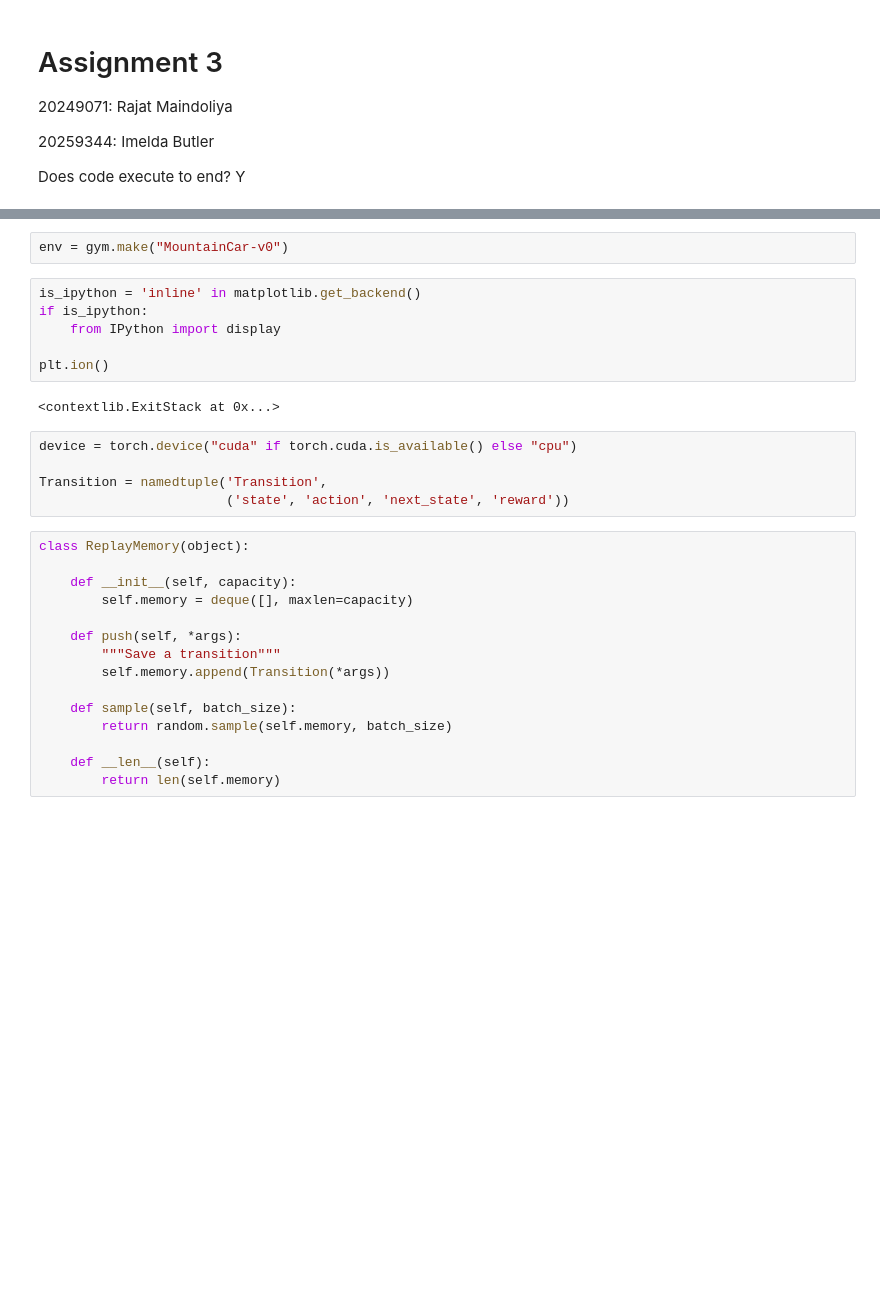
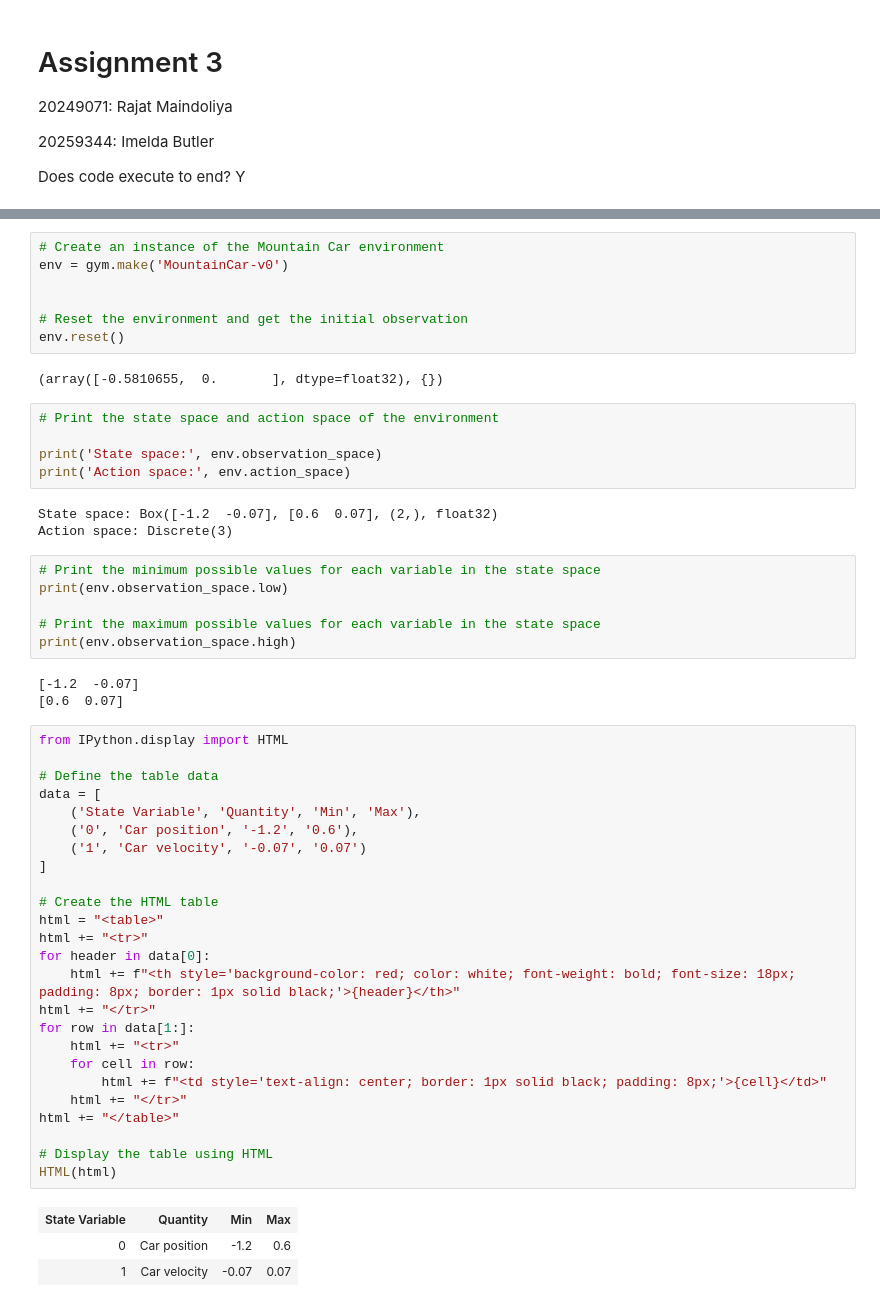
Before and after one commit to mel-butler/cs4287_assignment3, a Jupyter notebook: CS4287-Prj2-20249071_20259344.ipynb, the cells around one changed output, grey strips where cells are left out. Drawn from its saved outputs; the diff is of its cells as text; blank space fills up the shorter version.

```diff
--- a/CS4287-Prj2-20249071_20259344.ipynb
+++ b/CS4287-Prj2-20249071_20259344.ipynb
@@ -17,31 +25,56 @@ from IPython.display import clear_output
 # %%
-env = gym.make("MountainCar-v0")
+# Create an instance of the Mountain Car environment
+env = gym.make('MountainCar-v0')
+
+
+# Reset the environment and get the initial observation
+env.reset()
+# %% [output]
+(array([-0.5810655,  0.       ], dtype=float32), {})
 # %%
-is_ipython = 'inline' in matplotlib.get_backend()
-if is_ipython:
-    from IPython import display
+# Print the state space and action space of the environment
 
-plt.ion()
+print('State space:', env.observation_space)
+print('Action space:', env.action_space)
 # %% [output]
-<contextlib.ExitStack at 0x...>
+State space: Box([-1.2  -0.07], [0.6  0.07], (2,), float32)
+Action space: Discrete(3)
 # %%
-device = torch.device("cuda" if torch.cuda.is_available() else "cpu")
+# Print the minimum possible values for each variable in the state space
+print(env.observation_space.low)
 
-Transition = namedtuple('Transition',
-                        ('state', 'action', 'next_state', 'reward'))
+# Print the maximum possible values for each variable in the state space
+print(env.observation_space.high)
+# %% [output]
+[-1.2  -0.07]
+[0.6  0.07]
 # %%
-class ReplayMemory(object):
+from IPython.display import HTML
 
-    def __init__(self, capacity):
-        self.memory = deque([], maxlen=capacity)
+# Define the table data
+data = [
+    ('State Variable', 'Quantity', 'Min', 'Max'),
+    ('0', 'Car position', '-1.2', '0.6'),
+    ('1', 'Car velocity', '-0.07', '0.07')
+]
 
-    def push(self, *args):
-        """Save a transition"""
-        self.memory.append(Transition(*args))
+# Create the HTML table
+html = "<table>"
+html += "<tr>"
+for header in data[0]:
+    html += f"<th style='background-color: red; color: white; font-weight: bold; font-size: 18px; padding: 8px; border: 1px solid black;'>{header}</th>"
+html += "</tr>"
+for row in data[1:]:
+    html += "<tr>"
+    for cell in row:
+        html += f"<td style='text-align: center; border: 1px solid black; padding: 8px;'>{cell}</td>"
+    html += "</tr>"
+html += "</table>"
 
-    def sample(self, batch_size):
-        return random.sample(self.memory, batch_size)
-
-    def __len__(self):
-        return len(self.memory)
+# Display the table using HTML
+HTML(html)
+# %% [output]
+| State Variable | Quantity | Min | Max |
+| 0 | Car position | -1.2 | 0.6 |
+| 1 | Car velocity | -0.07 | 0.07 |
 # %%
```
Also changed, not shown: parts of 9 cells of this notebook.
